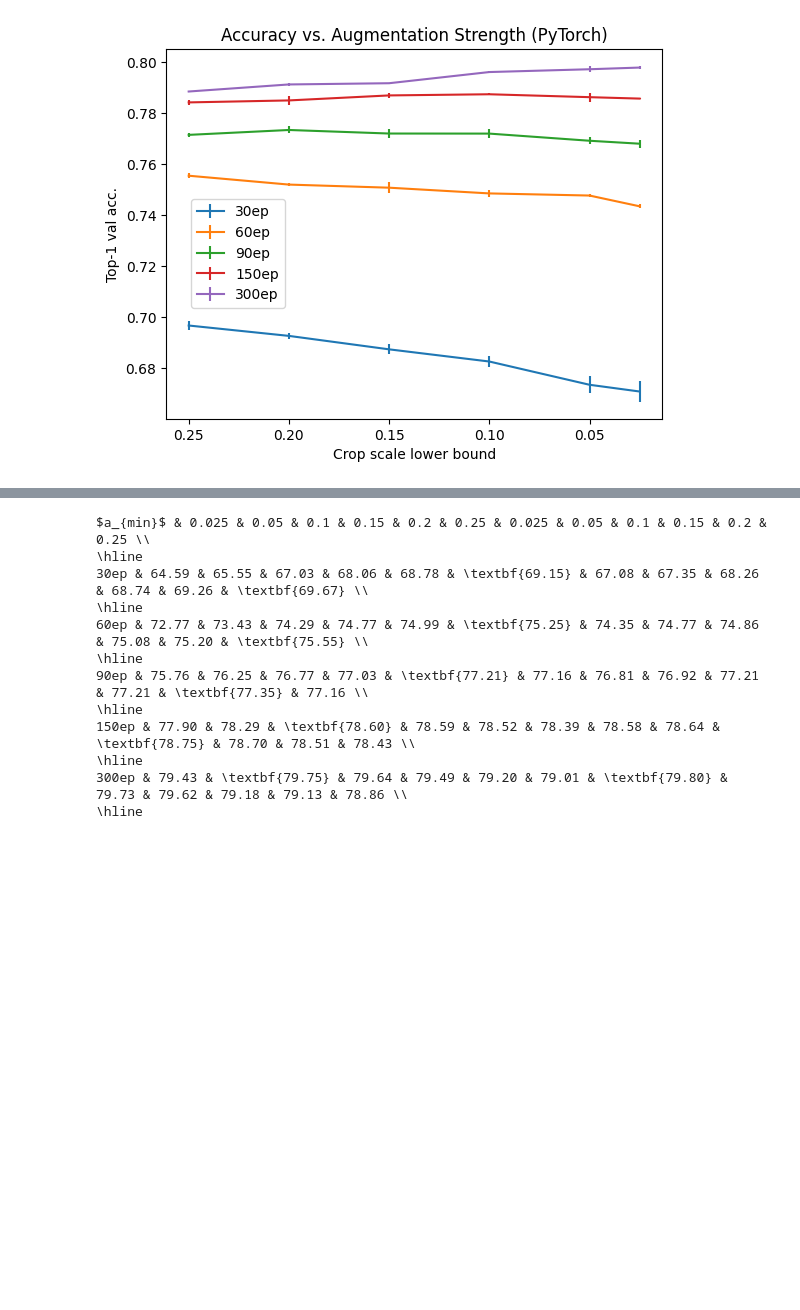
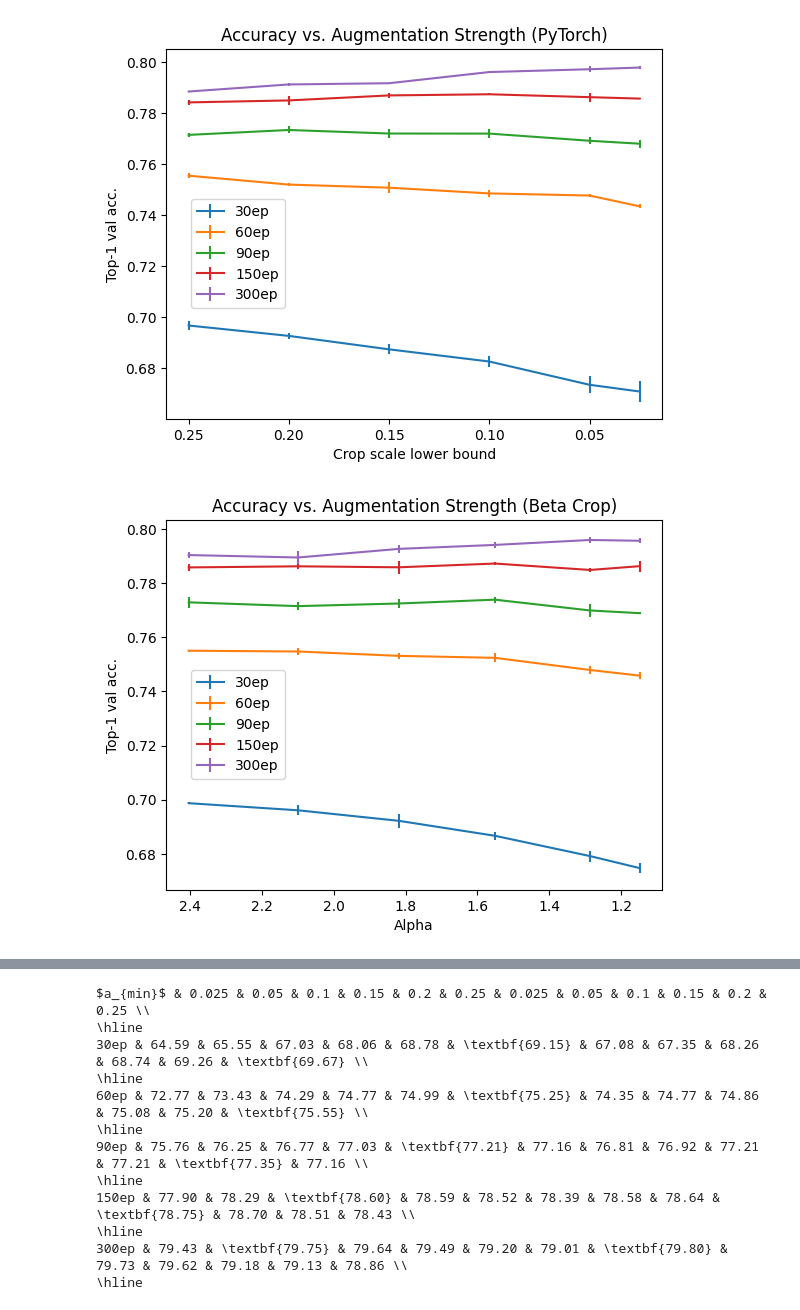
Before and after one commit to EIFY/mup-vit, a Jupyter notebook: notebooks/sweep_eval.ipynb, the cells around one changed output, grey strips where cells are left out. Cells and saved outputs as stored; diff of their text form; code cells hidden in the pictures; blank space fills up the shorter version.

```diff
--- a/notebooks/sweep_eval.ipynb
+++ b/notebooks/sweep_eval.ipynb
@@ -664,8 +677,6 @@ import matplotlib
 from cycler import cycler
 
 import matplotlib.pyplot as plt
-
-ROOT = "/home/jason-chou/Downloads/imagenet-runs/logs"
 
 plt.rcParams['text.usetex'] = True
 plt.rcParams['font.size'] = 10
@@ -677,7 +688,7 @@ matplotlib.rcParams['axes.prop_cycle'] = cycler('color', plt.cm.Spectral(np.lins
 data = {s: [] for s in all_scale}
 
 for run in os.listdir(ROOT):
-    if os.path.isdir(os.path.join(ROOT, run)):
+    if os.path.isdir(p := os.path.join(ROOT, run)) and "better-baseline-" in run:
         for s in all_scale:
             if (key := f"{str(s)}-lower-scale") in run:
                 arr = np.load(os.path.join(ROOT, run, 'val_entropy.npy'))
@@ -732,7 +743,7 @@ data = {s: [] for s in all_scale}
 filename = 'cam_entropy.npy'
 
 for run in os.listdir(ROOT):
-    if os.path.isdir(os.path.join(ROOT, run)):
+    if os.path.isdir(p := os.path.join(ROOT, run)) and "better-baseline-" in run:
         for s in all_scale:
             if (key := f"{str(s)}-lower-scale") in run:
                 arr = np.load(os.path.join(ROOT, run, filename))
@@ -846,7 +857,7 @@ data = {s: [] for s in all_scale}
 
 
 for run in os.listdir(ROOT):
-    if os.path.isdir(os.path.join(ROOT, run)) and 'beta' not in run:
+    if os.path.isdir(p := os.path.join(ROOT, run)) and "better-baseline-" in run and 'beta' not in run:
         for s in all_scale:
             if (key := f"{str(s)}-lower-scale") in run:
                 arr = np.load(os.path.join(ROOT, run, 'val_entropy.npy'))
@@ -1237,6 +1248,8 @@ plt.show()
 # %% [output]
 [figure]
 # %%
+import statistics
+
 epoch = [30, 60, 90, 150, 300]
 lower_scale = [0.025, 0.05, 0.1, 0.15, 0.2, 0.25]
 
@@ -1252,7 +1265,7 @@ def read(template, file, field, n=3):
 for ep in epoch:
     acc = []
     for scale in lower_scale:
-        template = f"/home/jason-chou/Downloads/imagenet-runs/logs/better-baseline-torch-{ep}ep-{scale}-lower-scale"
+        template = ROOT + f"/better-baseline-torch-{ep}ep-{scale}-lower-scale"
         acc.append(read(template, file="acc.json", field="best_acc1"))
     mean, stdev = zip(*acc)
     plt.errorbar(x=lower_scale, y=mean, yerr=stdev, label=f"{ep}ep")
@@ -1275,3 +1288,34 @@ plt.savefig("acc_vs_aug_torch.png")
 plt.show()
 # %% [output]
 [figure]
+# %%
+import statistics
+
+alpha = [1.149078218527368, 1.2868802527351937, 1.5513717567792051, 1.8181747836292492, 2.099150683624692, 2.403252597770956]
+
+def read(template, file, field, n=3):
+    l = []
+    for i in range(3):
+        path = os.path.join(template + f"-{i}", file)
+        with open(path) as f:
+            d = json.load(f)
+        l.append(d[field])
+    return statistics.mean(l), statistics.stdev(l)
+
+for ep in epoch:
+    acc = []
+    for a in alpha:
+        template = ROOT + f"/better-baseline-alpha-{a}-{ep}ep-0.0-lower-scale"
+        acc.append(read(template, file="acc.json", field="best_acc1"))
+    mean, stdev = zip(*acc)
+    plt.errorbar(x=alpha, y=mean, yerr=stdev, label=f"{ep}ep")
+
+plt.gca().invert_xaxis()
+plt.title("Accuracy vs. Augmentation Strength (Beta Crop)")
+plt.xlabel("Alpha")
+plt.ylabel("Top-1 val acc.")
+plt.legend(loc=(0.05, 0.3))
+plt.savefig("acc_vs_aug_beta_matched.png")
+plt.show()
+# %% [output]
+[figure, added]
```
Also changed, not shown: parts of 25 cells of this notebook, 1 other file.
